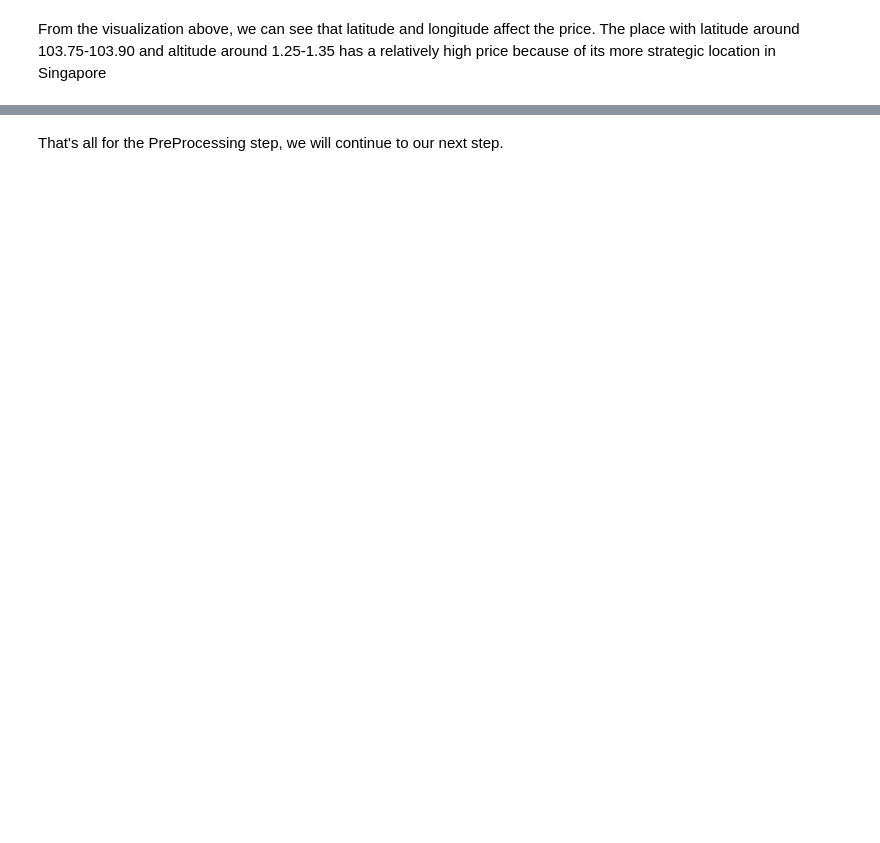
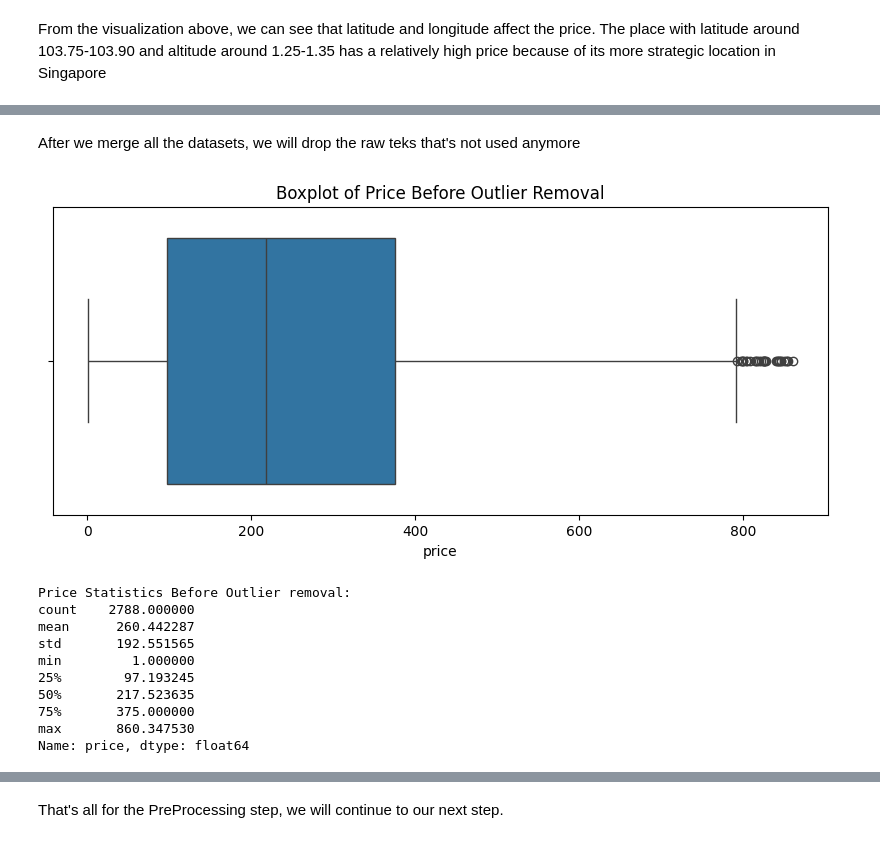
Before and after one commit to Jundannz/Airbnb-Price-Prediction, a Jupyter notebook: main.ipynb, the cells around one changed output, grey strips where cells are left out. Cells and saved outputs as stored; diff of their text form; code cells hidden in the pictures; blank space fills up the shorter version.

```diff
--- a/main.ipynb
+++ b/main.ipynb
@@ -294,0 +183,29 @@ For examples:
+# %% [markdown]
+After we merge all the datasets, we will drop the raw teks that's not used anymore
+# %%
+cols_to_drop = ['name', 'description', 'neighborhood_overview', 'host_about',
+                'amenities', 'host_verifications', 'host_name', 'listing_url',
+                'picture_url', 'host_url', 'host_thumbnail_url', 'host_picture_url']
+# %%
+train_merged = train_merged.drop(columns=cols_to_drop, errors='ignore')
+test_merged = test_merged.drop(columns=cols_to_drop, errors='ignore')
+# %%
+plt.figure(figsize=(10, 4))
+sns.boxplot(x=train_merged['price'])
+plt.title("Boxplot of Price Before Outlier Removal")
+plt.show()
+
+print("Price Statistics Before Outlier removal:")
+print(train_merged['price'].describe())
+# %% [output]
+[figure, added]
+Price Statistics Before Outlier removal:
+count    2788.000000
+mean      260.442287
+std       192.551565
+min         1.000000
+25%        97.193245
+50%       217.523635
+75%       375.000000
+max       860.347530
+Name: price, dtype: float64
```
Also changed, not shown: parts of 111 cells of this notebook, 3 other files.
